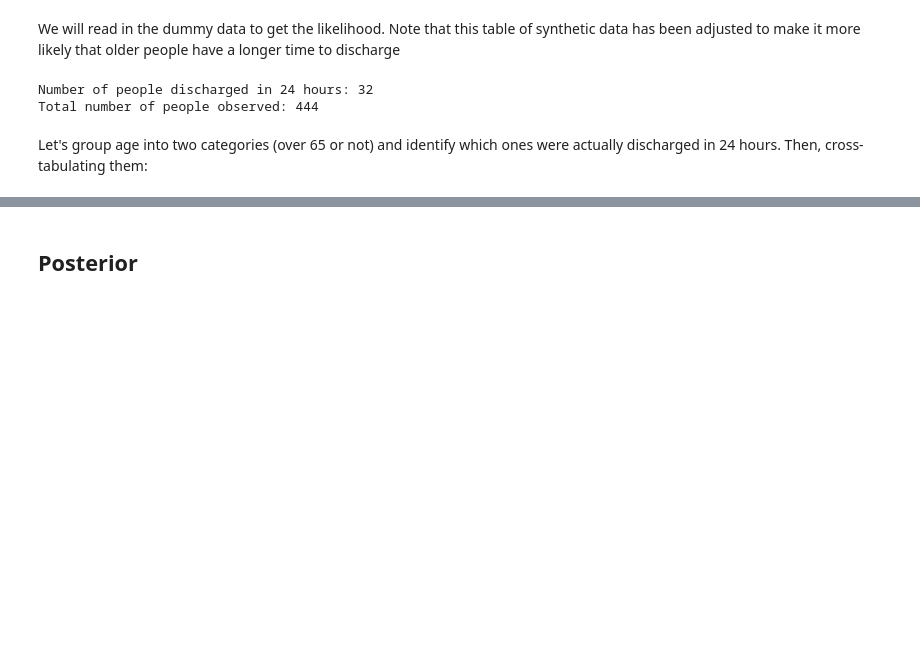
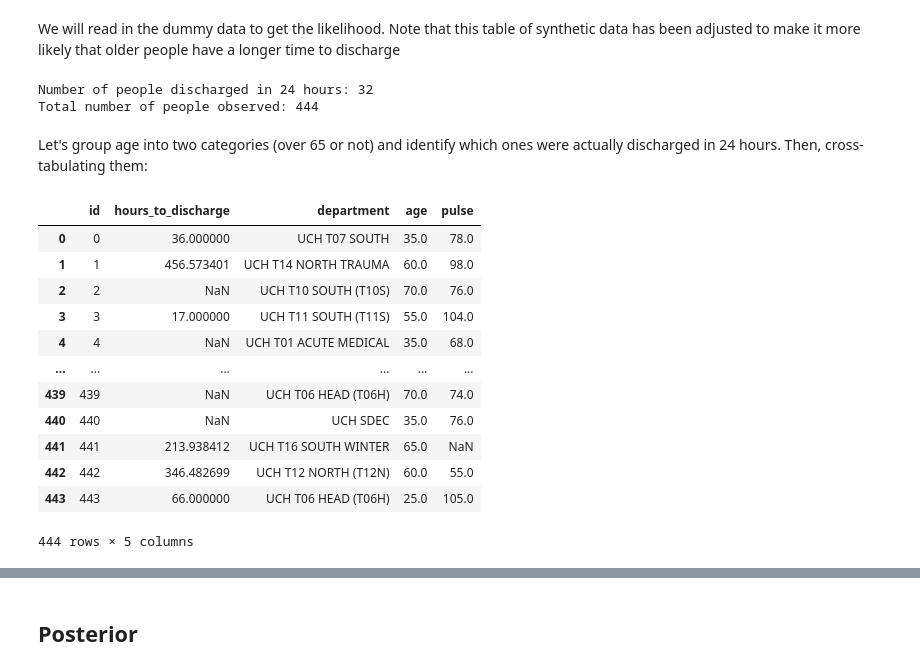
Before and after one commit to HYLODE/HyStakes, a Jupyter notebook: hystakes/vignettes/bayes-for-discharge-using-odds.ipynb, the cells around one changed output, grey strips where cells are left out. Drawn from its saved outputs; the diff is of its cells as text; code cells hidden in the pictures; blank space fills up the shorter version.

```diff
--- a/hystakes/vignettes/bayes-for-discharge-using-odds.ipynb
+++ b/hystakes/vignettes/bayes-for-discharge-using-odds.ipynb
@@ -67,4 +67,20 @@ Number of people discharged in 24 hours: 32
 Total number of people observed: 444
 # %% [markdown]
 Let's group age into two categories (over 65 or not) and identify which ones were actually discharged in 24 hours. Then, cross-tabulating them:
+# %%
+df
+# %% [output]
+|  | id | hours_to_discharge | department | age | pulse |
+| 0 | 0 | 36.000000 | UCH T07 SOUTH | 35.0 | 78.0 |
+| 1 | 1 | 456.573401 | UCH T14 NORTH TRAUMA | 60.0 | 98.0 |
+| 2 | 2 | NaN | UCH T10 SOUTH (T10S) | 70.0 | 76.0 |
+| 3 | 3 | 17.000000 | UCH T11 SOUTH (T11S) | 55.0 | 104.0 |
+| 4 | 4 | NaN | UCH T01 ACUTE MEDICAL | 35.0 | 68.0 |
+| ... | ... | ... | ... | ... | ... |
+| 439 | 439 | NaN | UCH T06 HEAD (T06H) | 70.0 | 74.0 |
+| 440 | 440 | NaN | UCH SDEC | 35.0 | 76.0 |
+| 441 | 441 | 213.938412 | UCH T16 SOUTH WINTER | 65.0 | NaN |
+| 442 | 442 | 346.482699 | UCH T12 NORTH (T12N) | 60.0 | 55.0 |
+| 443 | 443 | 66.000000 | UCH T06 HEAD (T06H) | 25.0 | 105.0 |
+444 rows × 5 columns
 # %%
```
Also changed, not shown: parts of 27 cells of this notebook, 2 other files.
